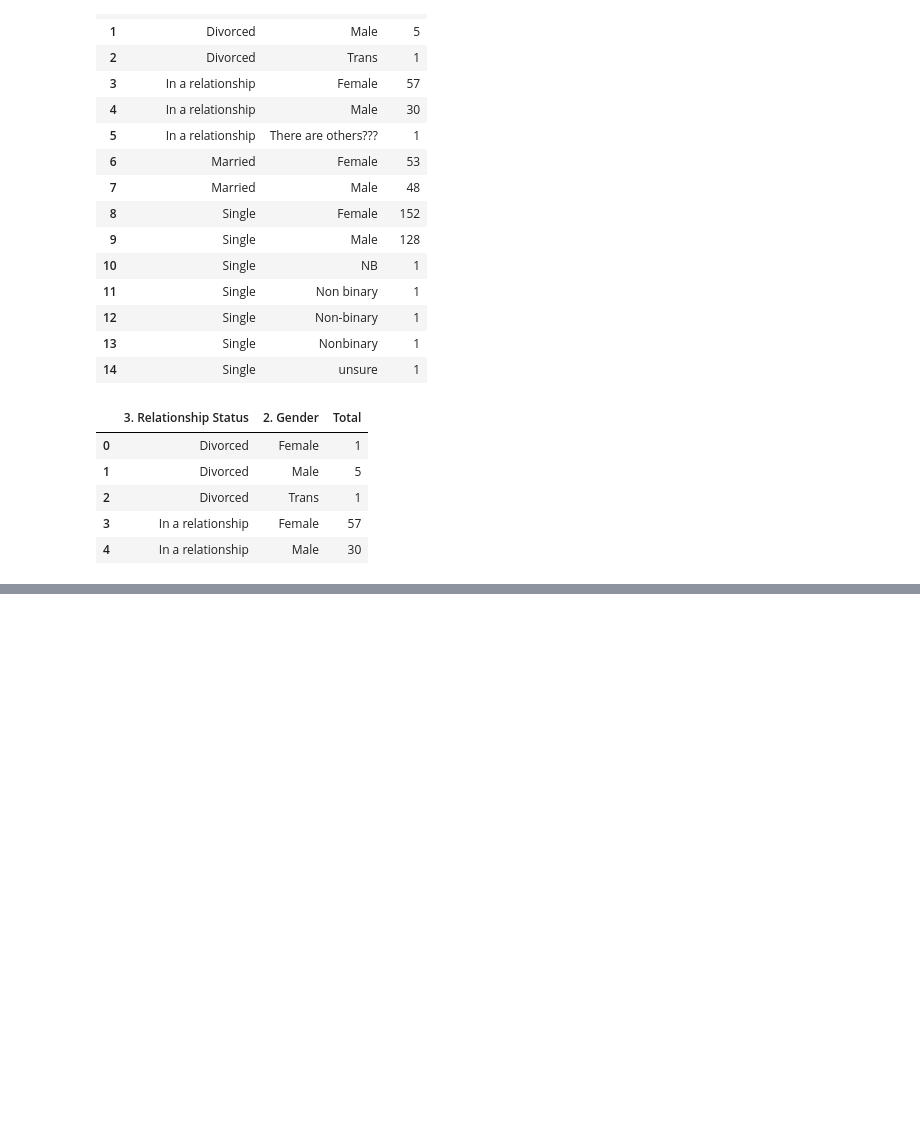
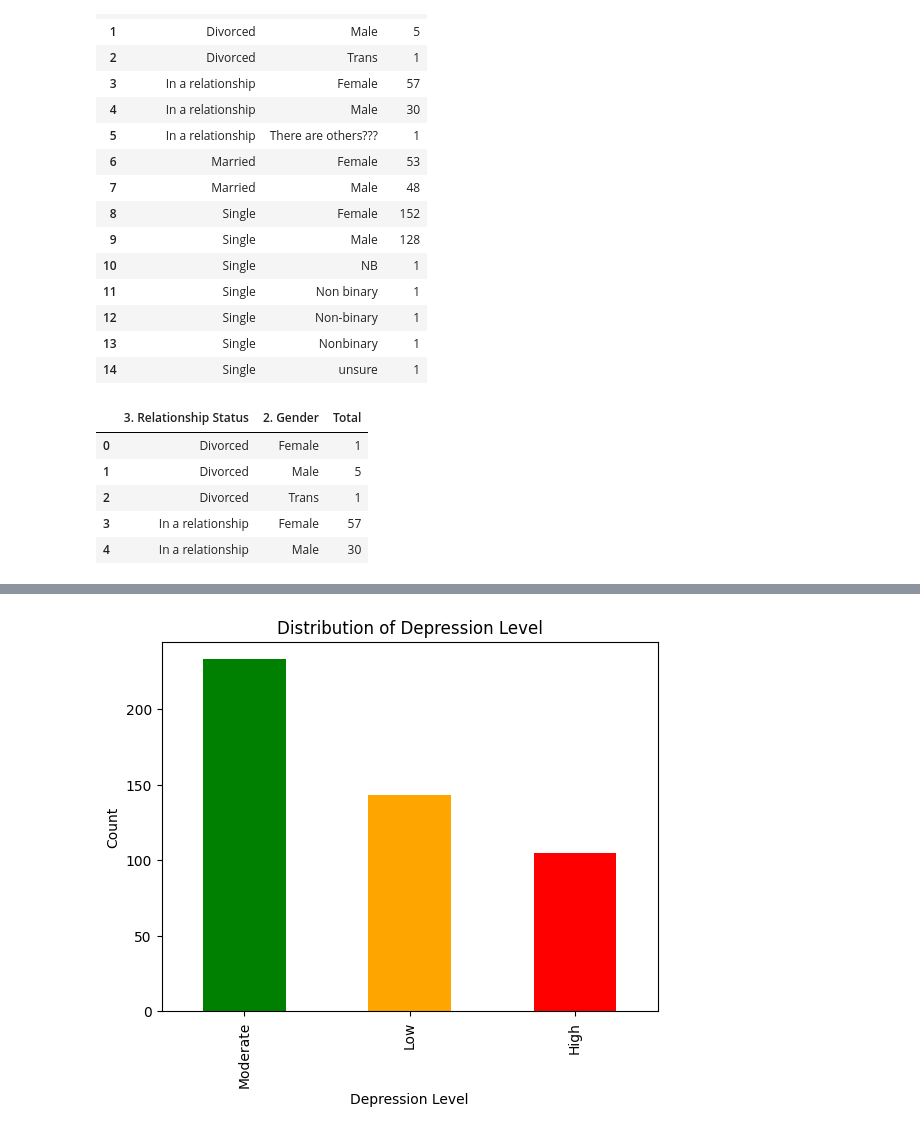
Before and after one commit to dhivarukha/task-bootcamp, a Jupyter notebook: Mental_Health_Data.ipynb, the cells around one changed output, grey strips where cells are left out. Saved outputs shown, nothing was run; the diff lists cells and outputs as text; code cells hidden in the pictures; blank space fills up the shorter version.

```diff
--- a/Mental_Health_Data.ipynb
+++ b/Mental_Health_Data.ipynb
@@ -123,0 +165,12 @@ plt.show()
+# %%
+#3. Kategorisasi Berdasarkan Mental Health Factor
+data['Depression_Level'] = ['Low' if x <= 2 else ('Moderate' if x <= 4 else 'High') for x in data['18. How often do you feel depressed or down?']]
+
+#Depression Level
+data['Depression_Level'].value_counts().plot(kind='bar', color=['green', 'orange', 'red'])
+plt.title('Distribution of Depression Level')
+plt.xlabel('Depression Level')
+plt.ylabel('Count')
+plt.show()
+# %% [output]
+[figure, added]
```
Also changed, not shown: parts of 11 cells of this notebook.
